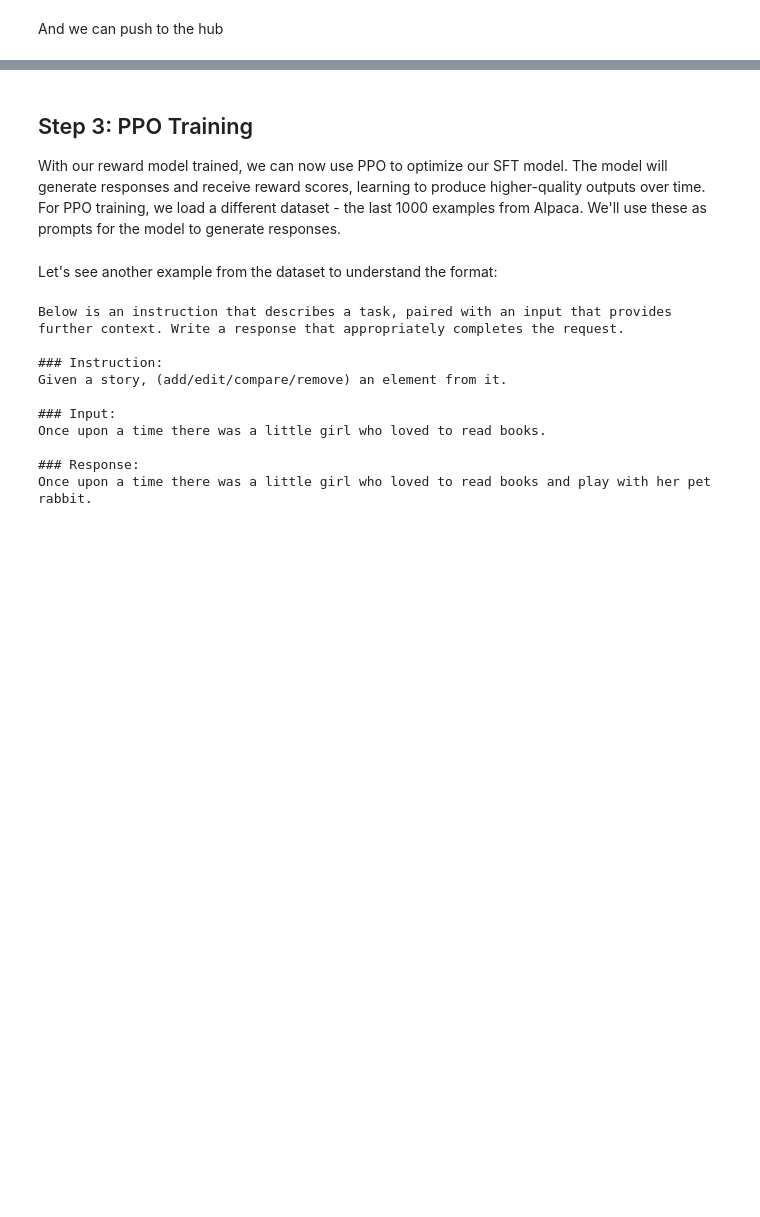
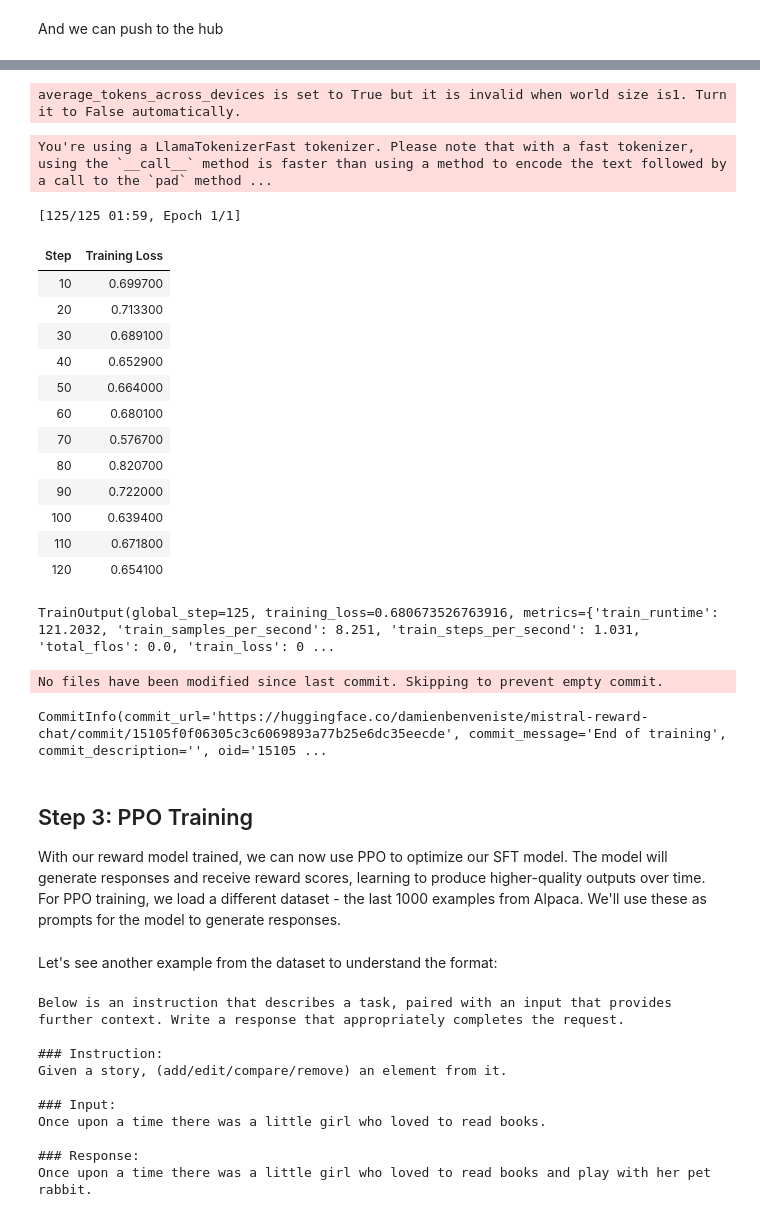
Before and after one commit to damienbenveniste/The-AiEdge-Code-Examples, a Jupyter notebook: code-examples/LLMs/Training-LLMS/training.ipynb, the cells around one changed output, grey strips where cells are left out. Drawn from its saved outputs; the diff is of its cells as text; code cells hidden in the pictures; blank space fills up the shorter version.

```diff
--- a/code-examples/LLMs/Training-LLMS/training.ipynb
+++ b/code-examples/LLMs/Training-LLMS/training.ipynb
@@ -345,7 +333,14 @@ This code sets up a specialized data collator for training language models with
 # %%
-from trl import DataCollatorForCompletionOnlyLM
+def transform(sample):
+    prompt = sample['instruction']
+    if sample['input']:
+        prompt += f"\n\nInput: {sample['input']}"
 
-response_template = "\n### Response:"
-response_template_ids = tokenizer.encode(response_template, add_special_tokens=False)[2:]
+    sample['prompt'] = prompt
+    sample['completion'] = sample['output']
 
-data_collator = DataCollatorForCompletionOnlyLM(response_template_ids, tokenizer=tokenizer)
+    return sample
+
+dataset_completion = dataset.map(transform)
+
+print(dataset_completion['prompt'][5])
@@ -550,3 +636,53 @@ CommitInfo(commit_url='https://huggingface.co/damienbenveniste/mistral-reward/co
+# %%
+from trl import clone_chat_template
+from transformers import GenerationConfig
+
+if reward_model.generation_config is None:
+    reward_model.generation_config = GenerationConfig.from_model_config(reward_model.config)
+
+reward_model, tokenizer = clone_chat_template(reward_model, tokenizer, "Qwen/Qwen3-0.6B", )
+# %%
+from trl import RewardTrainer, RewardConfig
+
+reward_config = RewardConfig(
+    output_dir="mistral-reward-chat",
+    num_train_epochs=1,
+    push_to_hub=True,
+    report_to="none",
+    bf16=False
+)
+
+trainer = RewardTrainer(
+    model=reward_model,
+    args=reward_config,
+    train_dataset=dataset_chat,
+    processing_class=tokenizer
+)
+
+trainer.train()
+# %% [output]
+average_tokens_across_devices is set to True but it is invalid when world size is1. Turn it to False automatically.
+You're using a LlamaTokenizerFast tokenizer. Please note that with a fast tokenizer, using the `__call__` method is faster than using a method to encode the text followed by a call to the `pad` method ...
+[125/125 01:59, Epoch 1/1]
+| Step | Training Loss |
+| 10 | 0.699700 |
+| 20 | 0.713300 |
+| 30 | 0.689100 |
+| 40 | 0.652900 |
+| 50 | 0.664000 |
+| 60 | 0.680100 |
+| 70 | 0.576700 |
+| 80 | 0.820700 |
+| 90 | 0.722000 |
+| 100 | 0.639400 |
+| 110 | 0.671800 |
+| 120 | 0.654100 |
+TrainOutput(global_step=125, training_loss=0.680673526763916, metrics={'train_runtime': 121.2032, 'train_samples_per_second': 8.251, 'train_steps_per_second': 1.031, 'total_flos': 0.0, 'train_loss': 0 ...
+# %%
+trainer.push_to_hub()
+# %% [output]
+No files have been modified since last commit. Skipping to prevent empty commit.
+CommitInfo(commit_url='https://huggingface.co/damienbenveniste/mistral-reward-chat/commit/15105f0f06305c3c6069893a77b25e6dc35eecde', commit_message='End of training', commit_description='', oid='15105 ...
 # %% [markdown]
 ## Step 3: PPO Training
 
```
Also changed, not shown: parts of 41 cells of this notebook.
